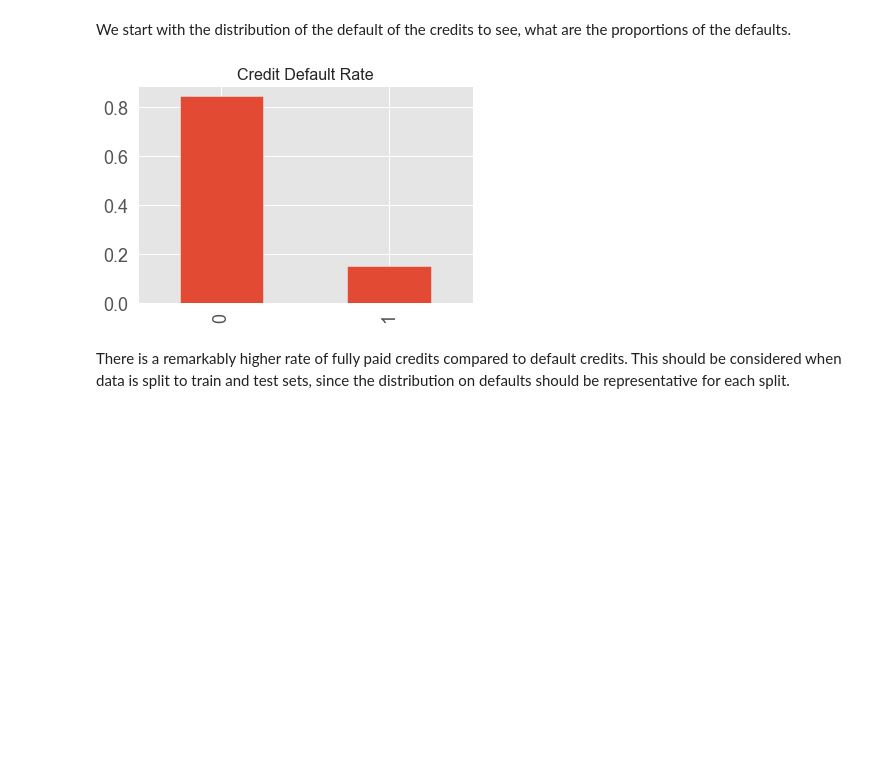
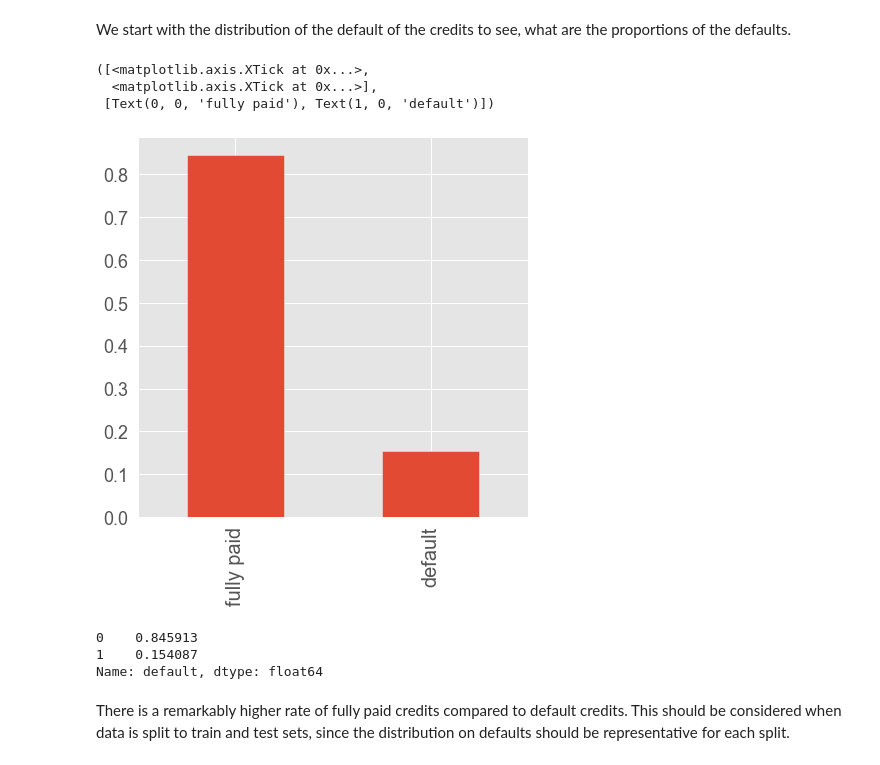
Before and after one commit to jb-ds2020/2nd_Project, a Jupyter notebook: 2020-LendingClub_EDA.ipynb, the cells around one changed output. Cells and saved outputs as stored; diff of their text form; code cells hidden in the pictures; blank space fills up the shorter version.

```diff
--- a/2020-LendingClub_EDA.ipynb
+++ b/2020-LendingClub_EDA.ipynb
@@ -1437,10 +1456,20 @@ After the cleaning of the data and defining the target varible (or label) as a c
 # %% [markdown]
 We start with the distribution of the default of the credits to see, what are the proportions of the defaults.
 # %%
-df['default'].value_counts(normalize=True).plot(kind='bar');
-plt.title('Credit Default Rate');
+df['default'].value_counts(normalize=True).plot(kind='bar',figsize=(7,7));
+#plt.title('Credit Default Rate');
+plt.xticks(np.arange(2), ('fully paid', 'default',), fontsize=20)
 # %% [output]
+([<matplotlib.axis.XTick at 0x...>,
+  <matplotlib.axis.XTick at 0x...>],
+ [Text(0, 0, 'fully paid'), Text(1, 0, 'default')])
-[figure, old version]
+[figure, new version]
+# %%
+df['default'].value_counts()/df['default'].value_counts().sum()
+# %% [output]
+0    0.845913
+1    0.154087
+Name: default, dtype: float64
 # %% [markdown]
 There is a remarkably higher rate of fully paid credits compared to default credits. This should be considered when data is split to train and test sets, since the distribution on defaults should be representative for each split.
 # %% [markdown]
```
Also changed, not shown: parts of 61 cells of this notebook, 23 other files.
